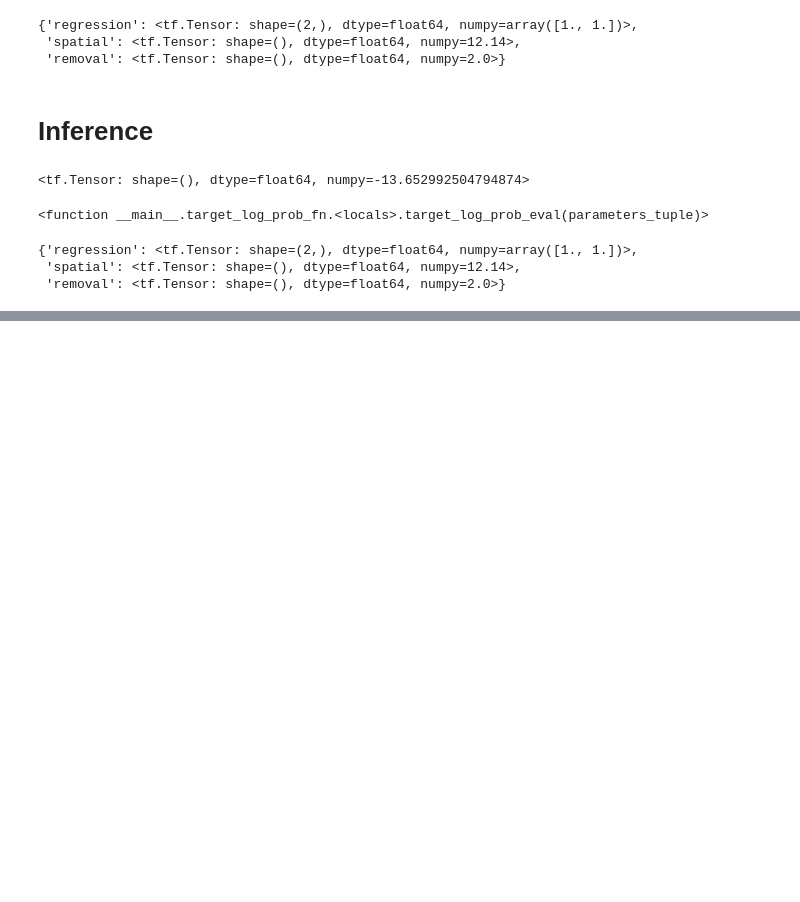
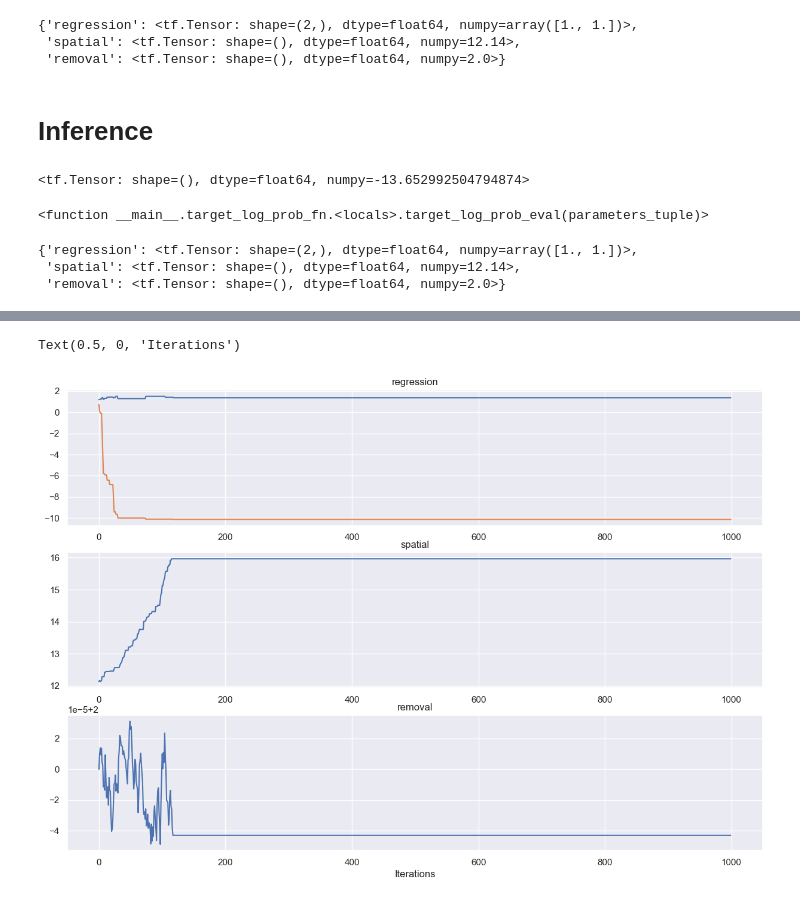
Before and after one commit to A-Morariu/hpai_project, a Jupyter notebook: small_scale_epidemic.ipynb, the cells around one changed output, grey strips where cells are left out. Saved outputs shown, nothing was run; the diff lists cells and outputs as text; code cells hidden in the pictures; blank space fills up the shorter version.

```diff
--- a/small_scale_epidemic.ipynb
+++ b/small_scale_epidemic.ipynb
@@ -545,9 +545,10 @@ INITIAL_VALUES._asdict()
 # %%
 @tf.function(jit_compile=True)
 def RandomWalkMetropolisHastings_baseline(
-    target_log_prob_fn, initial_state_tuple, proposal_sigma_tuple, num_iter=15, seed=None):
+        target_log_prob_fn, initial_state_tuple, proposal_sigma_tuple, num_iter=15, seed=None):
 
-    seed = tfp.random.sanitize_seed(seed, salt="RandomWalkMetropolisHastings_baseline")
+    seed = tfp.random.sanitize_seed(
+        seed, salt="RandomWalkMetropolisHastings_baseline")
 
     # Instantiate the TLP
     def bootstrap_result(initial_state_tuple):
@@ -561,7 +562,8 @@ def RandomWalkMetropolisHastings_baseline(
 
     def one_step(current_state, previous_kernel_result, seed):
         # pick up most recent update log prob
-        seeds = tfp.random.split_seed(seed, n=len(current_state._fields), salt="one_step")
+        seeds = tfp.random.split_seed(seed, n=len(
+            current_state._fields), salt="one_step")
 
         current_state_log_prob = previous_kernel_result[-1].current_state_log_prob
 
@@ -572,7 +574,8 @@ def RandomWalkMetropolisHastings_baseline(
             # PROBLEM: current_state returns only the partial state it picks up on
             # SOLn: need to aggregate the 3 partial kernels together when we return
 
-            proposal_seed, accept_seed = tfp.random.split_seed(seed, n=2, salt="for_loop")
+            proposal_seed, accept_seed = tfp.random.split_seed(
+                seed, n=2, salt="for_loop")
             partial_current_state = getattr(current_state, field)
 
             #########
@@ -598,7 +601,6 @@ def RandomWalkMetropolisHastings_baseline(
                 current_state_log_prob
 
             # Accept reject step
-            #tf.random.stateless_uniform()
             log_uniform = tf.math.log(tfp.distributions.Uniform(
                 high=tf.constant(1., dtype=DTYPE)).sample(seed=accept_seed))
 
@@ -673,19 +675,20 @@ def RandomWalkMetropolisHastings_baseline(
      parameter_samples,
      mcmc_results,
      _4) = tf.while_loop(cond=cond,
-                                  body=body,
-                                  loop_vars=(0,
-                                             initial_state_tuple,
-                                             bootstrap_result(
-                                                 initial_state_tuple),
-                                             parameter_samples,
-                                             mcmc_results,
-                                             seed))
+                         body=body,
+                         loop_vars=(0,
+                                    initial_state_tuple,
+                                    bootstrap_result(
+                                        initial_state_tuple),
+                                    parameter_samples,
+                                    mcmc_results,
+                                    seed))
 
     # Formatting
     def stack(arr):
         return arr.stack()
-    parameter_samples = tf.nest.map_structure(lambda x: x.stack(), parameter_samples)
+    parameter_samples = tf.nest.map_structure(
+        lambda x: x.stack(), parameter_samples)
 
     mcmc_results = tf.nest.map_structure(lambda x: x.stack(),  mcmc_results)
 
@@ -697,5 +696,10 @@ TypeError: Missing required positional argument
+# %%
+# Tuning parameters for the proposals
+opitmal_proposals = ProposalDistributionScale(regression=[0.1,1.01],
+                                                 spatial=0.08,
+                                                 removal=0.00001)
 # %%
-N = 1_0
+N = 1_000
 
 chains, results = RandomWalkMetropolisHastings_baseline(
     target_log_prob_fn=TLP, initial_state_tuple=INITIAL_VALUES, proposal_sigma_tuple=opitmal_proposals,
@@ -747,8 +735,11 @@ InvalidArgumentError: Shapes of all inputs must match: values[0].shape = [10,2]
 # %%
-param_names = ['Reg: 1', 'Reg: 2', 'Spatial', 'Removal Rate']
-fig, ax = plt.subplots(2, 2, figsize=(15, 10))
+param_names = chains._fields
+fig, ax = plt.subplots(len( chains._fields), figsize=(15, 10))
 for i, ax in enumerate(ax.flatten()):
-    ax.plot(chains.stack()[:, i])
+    ax.plot(chains[i], )
     ax.set_title(param_names[i])
 
 ax.set_xlabel('Iterations')
+# %% [output]
+Text(0.5, 0, 'Iterations')
+[figure, added]
```
Also changed, not shown: parts of 8 cells of this notebook.
